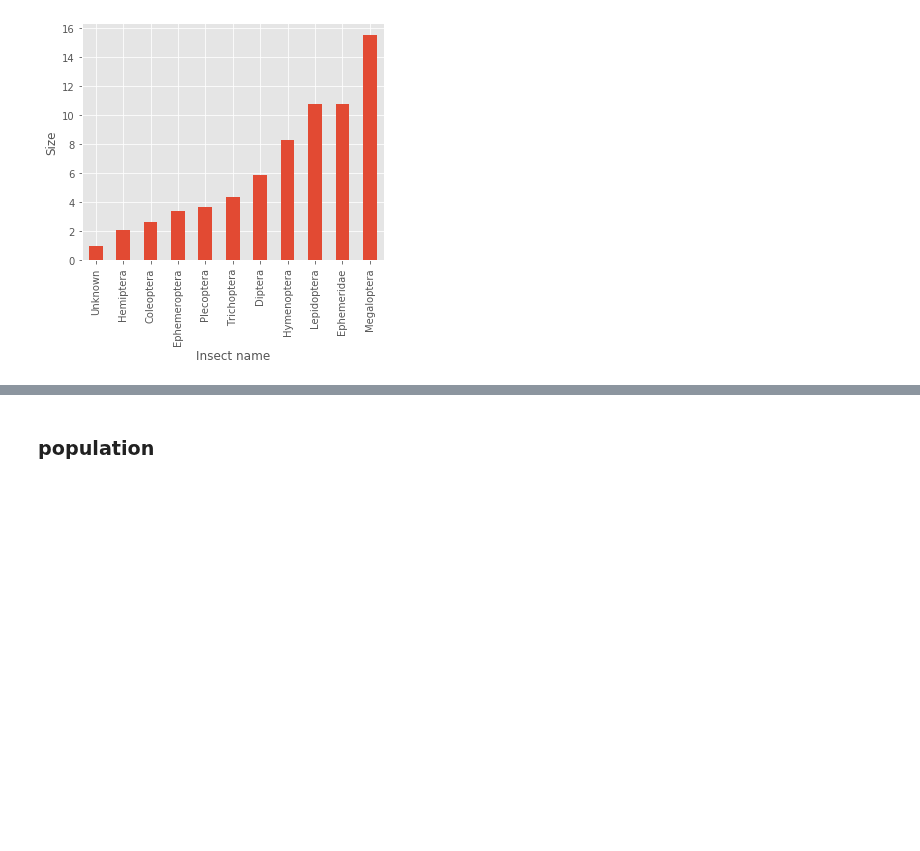
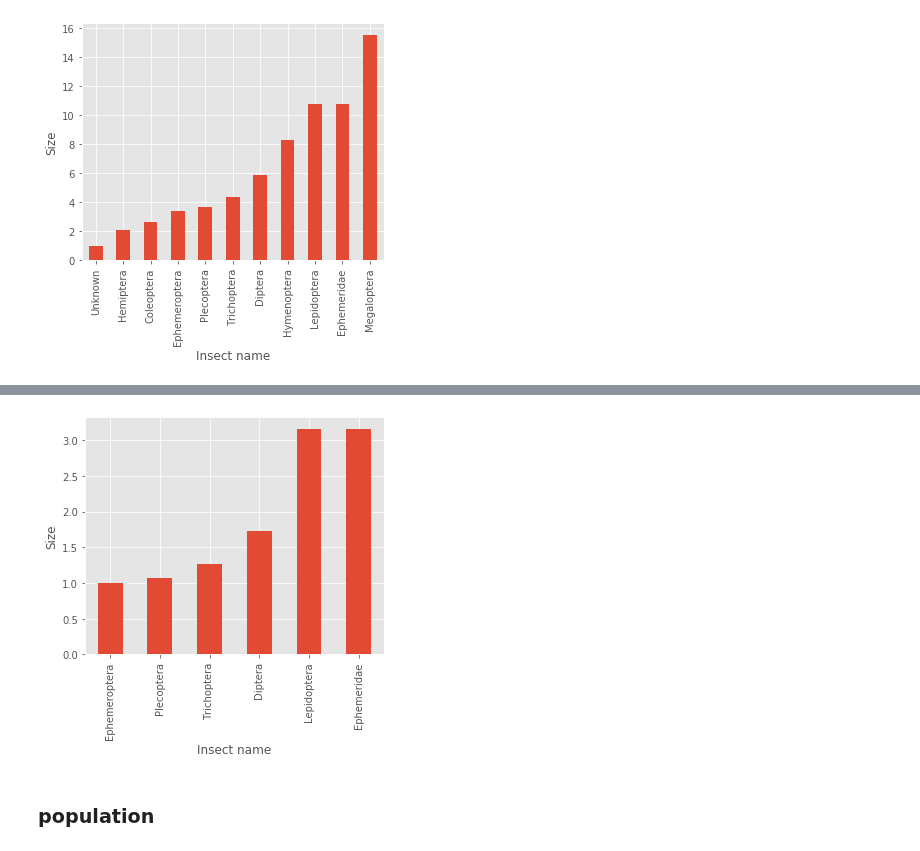
Before and after one commit to keiiti975/Insect_Phenology_Detector, a Jupyter notebook: result/classification/visualize_annotation_20200806/visualize_annotation.ipynb, the cells around one changed output, grey strips where cells are left out. Saved outputs shown, nothing was run; the diff lists cells and outputs as text; code cells hidden in the pictures; blank space fills up the shorter version.

Commit message:
remake visualize_annotation_20200806

```diff
--- a/result/classification/visualize_annotation_20200806/visualize_annotation.ipynb
+++ b/result/classification/visualize_annotation_20200806/visualize_annotation.ipynb
@@ -385,3 +385,9 @@ if os.path.exists(pj(os.getcwd(), "result/classification/visualize_annotation_20
 plt.savefig(pj(os.getcwd(), "result/classification/visualize_annotation_20200806", "average_size_sum.png"))
 # %% [output]
 [figure]
+# %%
+size_sorted_df_20191106_20200806_target = size_sorted_df_20191106_20200806.drop([10, 4, 0, 5, 7], axis=0)
+relative_mSize_target = np.array(size_sorted_df_20191106_20200806_target["relative_mSize"])
+relative_mSize_target = relative_mSize_target / relative_mSize_target.min()
+size_sorted_df_20191106_20200806_target["relative_mSize"] = relative_mSize_target
+size_sorted_df_20191106_20200806_target
@@ -388,3 +402,14 @@ plt.savefig(pj(os.getcwd(), "result/classification/visualize_annotation_20200806
+# %%
+plt.rcParams['figure.figsize'] = (5,5)
+size_sorted_df_20191106_20200806_target.plot(kind="bar", x="label", y="relative_mSize", legend=False)
+plt.xlabel("Insect name")
+plt.ylabel("Size")
+plt.tight_layout()
+if os.path.exists(pj(os.getcwd(), "result/classification/visualize_annotation_20200806")) is False:
+    os.makedirs(pj(os.getcwd(), "result/classification/visualize_annotation_20200806"))
+plt.savefig(pj(os.getcwd(), "result/classification/visualize_annotation_20200806", "average_size_sum_target.png"))
+# %% [output]
+[figure, added]
 # %% [markdown]
 ### population
 # %%
```
Also changed, not shown: parts of 5 cells of this notebook, 4 other files.
